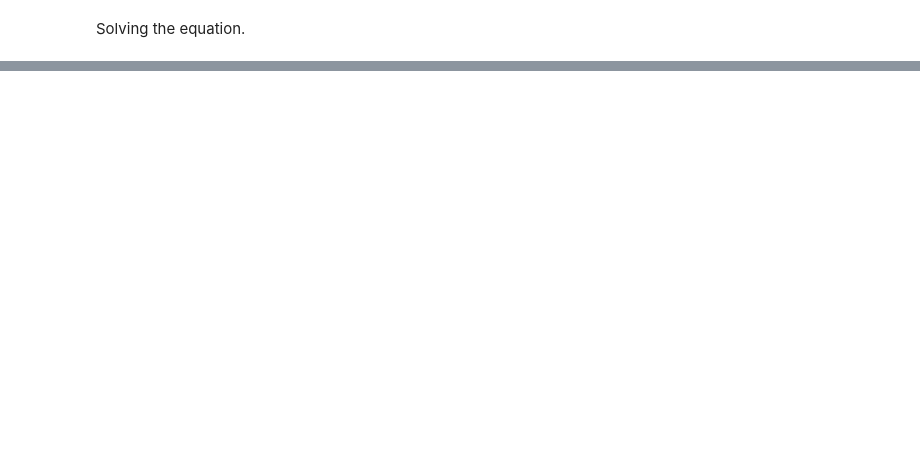
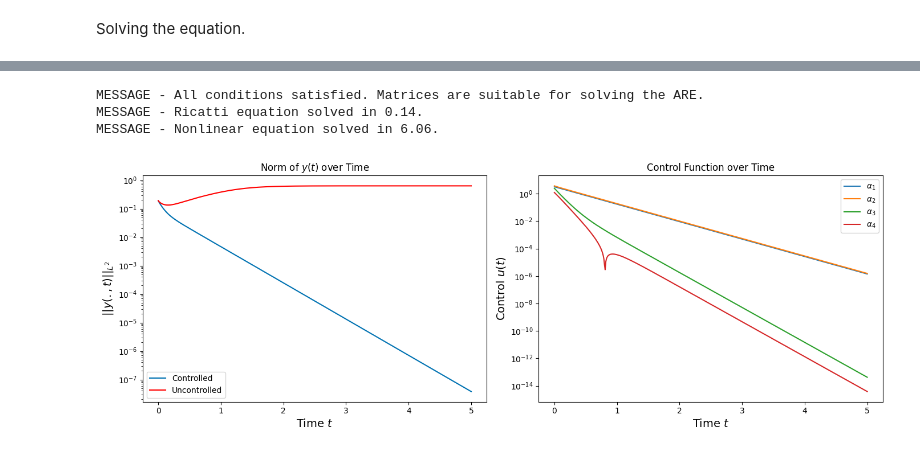
Before and after one commit to lucasmoschen/mckean-vlasov, a Jupyter notebook: codes/plotting.ipynb, the cells around one changed output, grey strips where cells are left out. Cells and saved outputs as stored; diff of their text form; code cells hidden in the pictures; blank space fills up the shorter version.

```diff
--- a/codes/plotting.ipynb
+++ b/codes/plotting.ipynb
@@ -139,0 +122,36 @@ plt.show()
+# %%
+G = lambda x: np.zeros_like(x)
+W = lambda x: -5 * np.cos(x)
+
+alpha1 = lambda x: np.sin(x) / np.sqrt(4 * np.pi)
+alpha2 = lambda x: np.cos(x) / np.sqrt(4 * np.pi)
+alpha3 = lambda x: np.sin(2*x) / np.sqrt(4 * np.pi)
+alpha4 = lambda x: np.cos(2*x) / np.sqrt(4 * np.pi)
+
+nabla_alpha1 = lambda x: np.cos(x) / np.sqrt(4 * np.pi)
+nabla_alpha2 = lambda x: -np.sin(x) / np.sqrt(4 * np.pi)
+nabla_alpha3 = lambda x: 2 * np.cos(2*x) / np.sqrt(4 * np.pi)
+nabla_alpha4 = lambda x: -2 * np.sin(2*x) / np.sqrt(4 * np.pi)
+
+def mu_0(x):
+    alpha_param = 2.0
+    beta_param = 2.0
+    Z = (2 * np.pi)**(alpha_param + beta_param - 1) * beta(alpha_param, beta_param)
+    return (x**(alpha_param - 1) * (2 * np.pi - x)**(beta_param - 1)) / Z
+
+def mu_0_mixed(x):
+    alpha_param1 = 4.0
+    beta_param1 = 2.0
+    Z1 = (2 * np.pi)**(alpha_param1 + beta_param1 - 1) * beta(alpha_param1, beta_param1)
+
+    alpha_param2 = 2.0
+    beta_param2 = 10.0
+    Z2 = (2 * np.pi)**(alpha_param2 + beta_param2 - 1) * beta(alpha_param2, beta_param2)
+    return 0.5*(x**(alpha_param1 - 1) * (2 * np.pi - x)**(beta_param1 - 1)) / Z1 + 0.5*(x**(alpha_param2 - 1) * (2 * np.pi - x)**(beta_param2 - 1)) / Z2
+# %%
+solver = McKeanVlasovSolver(L=50, d=2*np.pi, G=G, alpha=[alpha1, alpha2, alpha3, alpha4],
+                            W=W, mu_0=mu_0_mixed, min_fourier_samples=2000, delta=-0.0001,
+                            grad_alpha=[nabla_alpha1, nabla_alpha2, nabla_alpha3, nabla_alpha4],
+                            state_weight=1000)
+
+plotter = McKeanVlasovPlotter(solver)
@@ -139,0 +175,7 @@ plt.show()
+# %%
+plotter.plot_control_and_norm(t_max=5.0)
+# %% [output]
+MESSAGE - All conditions satisfied. Matrices are suitable for solving the ARE.
+MESSAGE - Ricatti equation solved in 0.14.
+MESSAGE - Nonlinear equation solved in 6.06.
+[figure, added]
```
Also changed, not shown: parts of 12 cells of this notebook, 3 other files.
